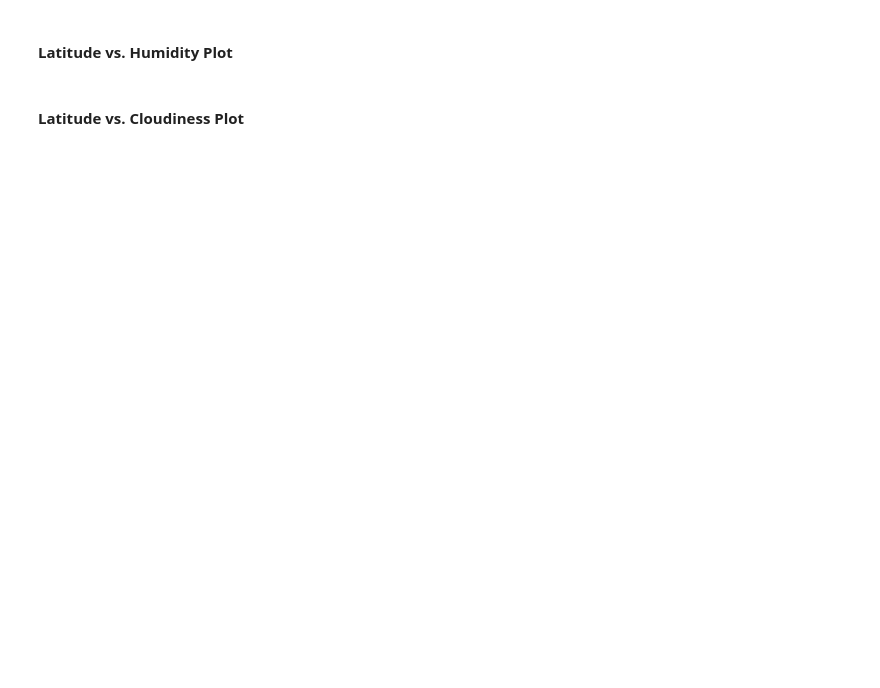
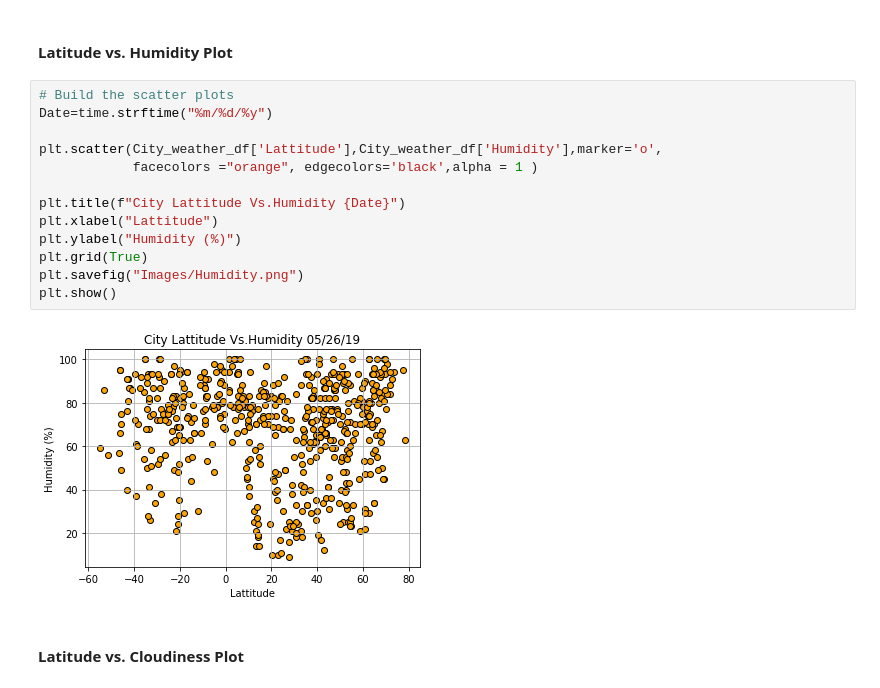
Before and after one commit to usn1485/Python_API_HW, a Jupyter notebook: WeatherPy.ipynb, the cells around one changed output. Cells and saved outputs as stored; diff of their text form; blank space fills up the shorter version.

```diff
--- a/WeatherPy.ipynb
+++ b/WeatherPy.ipynb
@@ -198,4 +210,19 @@ plt.scatter(City_weather_df['Lattitude'],City_weather_df['Max Temp'],marker='o',
 # %% [markdown]
 #### Latitude vs. Humidity Plot
+# %%
+# Build the scatter plots
+Date=time.strftime("%m/%d/%y")
+
+plt.scatter(City_weather_df['Lattitude'],City_weather_df['Humidity'],marker='o',
+            facecolors ="orange", edgecolors='black',alpha = 1 )
+
+plt.title(f"City Lattitude Vs.Humidity {Date}")
+plt.xlabel("Lattitude")
+plt.ylabel("Humidity (%)")
+plt.grid(True)
+plt.savefig("Images/Humidity.png")
+plt.show()
+# %% [output]
+[figure, added]
 # %% [markdown]
 #### Latitude vs. Cloudiness Plot
```
Also changed, not shown: parts of 14 cells of this notebook, 5 other files.
